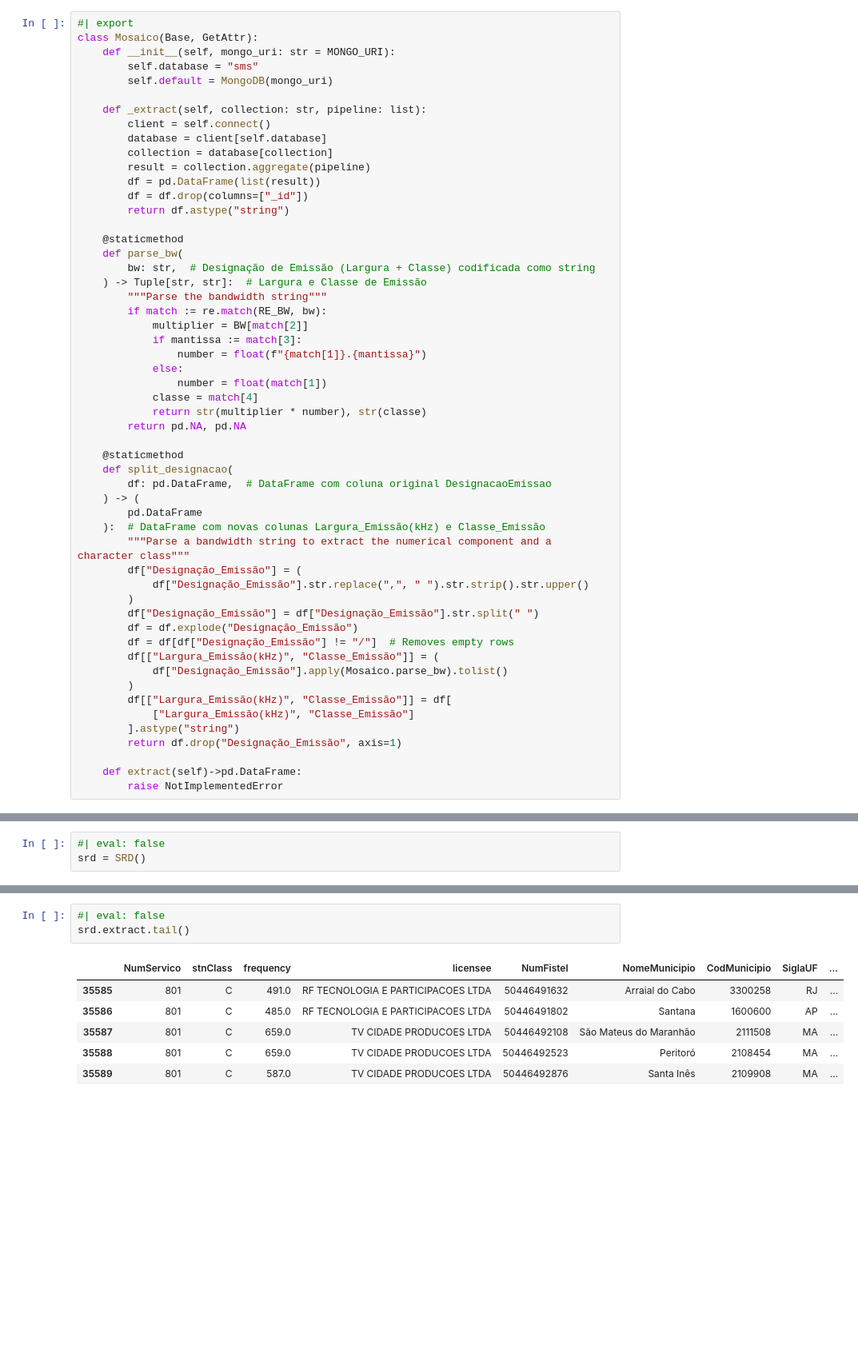
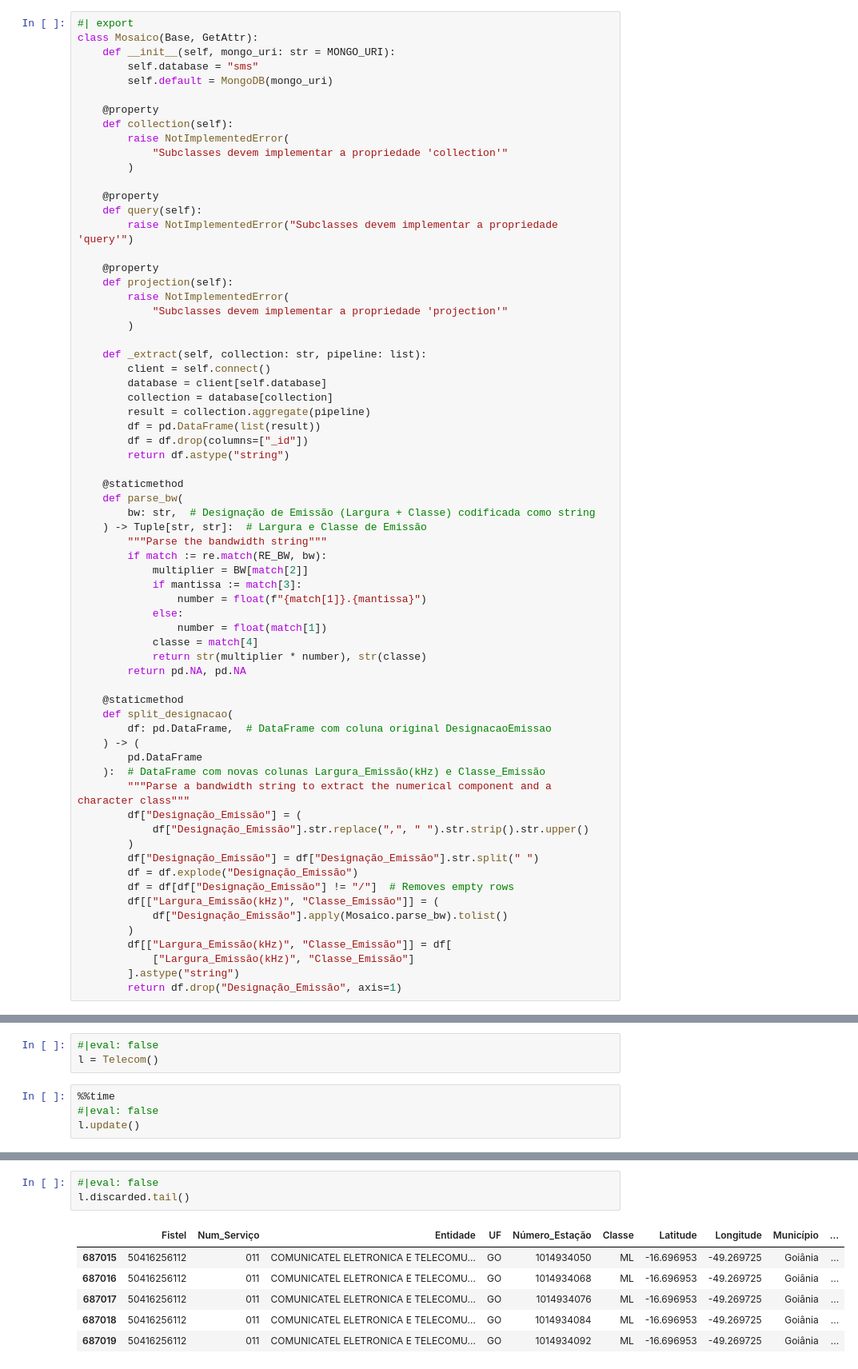
Before and after one commit to InovaFiscaliza/EmissorasRF, a Jupyter notebook: nbs/01b_datasources.ipynb, the cells around one changed output, grey strips where cells are left out. Shown: that part at 80% size. Drawn from its saved outputs; the diff is of its cells as text; blank space fills up the shorter version.

Commit message:
:sparkles: Reimplementação do módulo updates.py
Foi reimplementada toda lógica de conexão de banco, extração e pós-processamento em classes base, herança e composição

```diff
--- a/nbs/01b_datasources.ipynb
+++ b/nbs/01b_datasources.ipynb
@@ -116,6 +155,22 @@ class Mosaico(Base, GetAttr):
     def __init__(self, mongo_uri: str = MONGO_URI):
         self.database = "sms"
         self.default = MongoDB(mongo_uri)
+
+    @property
+    def collection(self):
+        raise NotImplementedError(
+            "Subclasses devem implementar a propriedade 'collection'"
+        )
+
+    @property
+    def query(self):
+        raise NotImplementedError("Subclasses devem implementar a propriedade 'query'")
+
+    @property
+    def projection(self):
+        raise NotImplementedError(
+            "Subclasses devem implementar a propriedade 'projection'"
+        )
 
     def _extract(self, collection: str, pipeline: list):
         client = self.connect()
@@ -161,8 +216,5 @@ class Mosaico(Base, GetAttr):
             ["Largura_Emissão(kHz)", "Classe_Emissão"]
         ].astype("string")
         return df.drop("Designação_Emissão", axis=1)
-
-    def extract(self)->pd.DataFrame:
-        raise NotImplementedError
 # %%
 #| export
@@ -227,3 +360,7 @@ class SRD(GetAttr):
 # %%
-#| eval: false
-srd = SRD()
+#|eval: false
+l = Telecom()
+# %%
+%%time
+#|eval: false
+l.update()
@@ -240,10 +381,10 @@ srd.df.tail()
 # %%
-#| eval: false
-srd.extract.tail()
+#|eval: false
+l.discarded.tail()
 # %% [output]
-|  | NumServico | stnClass | frequency | licensee | NumFistel | NomeMunicipio | CodMunicipio | SiglaUF | ... |
-| 35585 | 801 | C | 491.0 | RF TECNOLOGIA E PARTICIPACOES LTDA | 50446491632 | Arraial do Cabo | 3300258 | RJ | ... |
-| 35586 | 801 | C | 485.0 | RF TECNOLOGIA E PARTICIPACOES LTDA | 50446491802 | Santana | 1600600 | AP | ... |
-| 35587 | 801 | C | 659.0 | TV CIDADE PRODUCOES LTDA | 50446492108 | São Mateus do Maranhão | 2111508 | MA | ... |
-| 35588 | 801 | C | 659.0 | TV CIDADE PRODUCOES LTDA | 50446492523 | Peritoró | 2108454 | MA | ... |
-| 35589 | 801 | C | 587.0 | TV CIDADE PRODUCOES LTDA | 50446492876 | Santa Inês | 2109908 | MA | ... |
+|  | Fistel | Num_Serviço | Entidade | UF | Número_Estação | Classe | Latitude | Longitude | Município | ... |
+| 687015 | 50416256112 | 011 | COMUNICATEL ELETRONICA E TELECOMU... | GO | 1014934050 | ML | -16.696953 | -49.269725 | Goiânia | ... |
+| 687016 | 50416256112 | 011 | COMUNICATEL ELETRONICA E TELECOMU... | GO | 1014934068 | ML | -16.696953 | -49.269725 | Goiânia | ... |
+| 687017 | 50416256112 | 011 | COMUNICATEL ELETRONICA E TELECOMU... | GO | 1014934076 | ML | -16.696953 | -49.269725 | Goiânia | ... |
+| 687018 | 50416256112 | 011 | COMUNICATEL ELETRONICA E TELECOMU... | GO | 1014934084 | ML | -16.696953 | -49.269725 | Goiânia | ... |
+| 687019 | 50416256112 | 011 | COMUNICATEL ELETRONICA E TELECOMU... | GO | 1014934092 | ML | -16.696953 | -49.269725 | Goiânia | ... |
```
Also changed, not shown: parts of 14 cells of this notebook, 18 other files.
